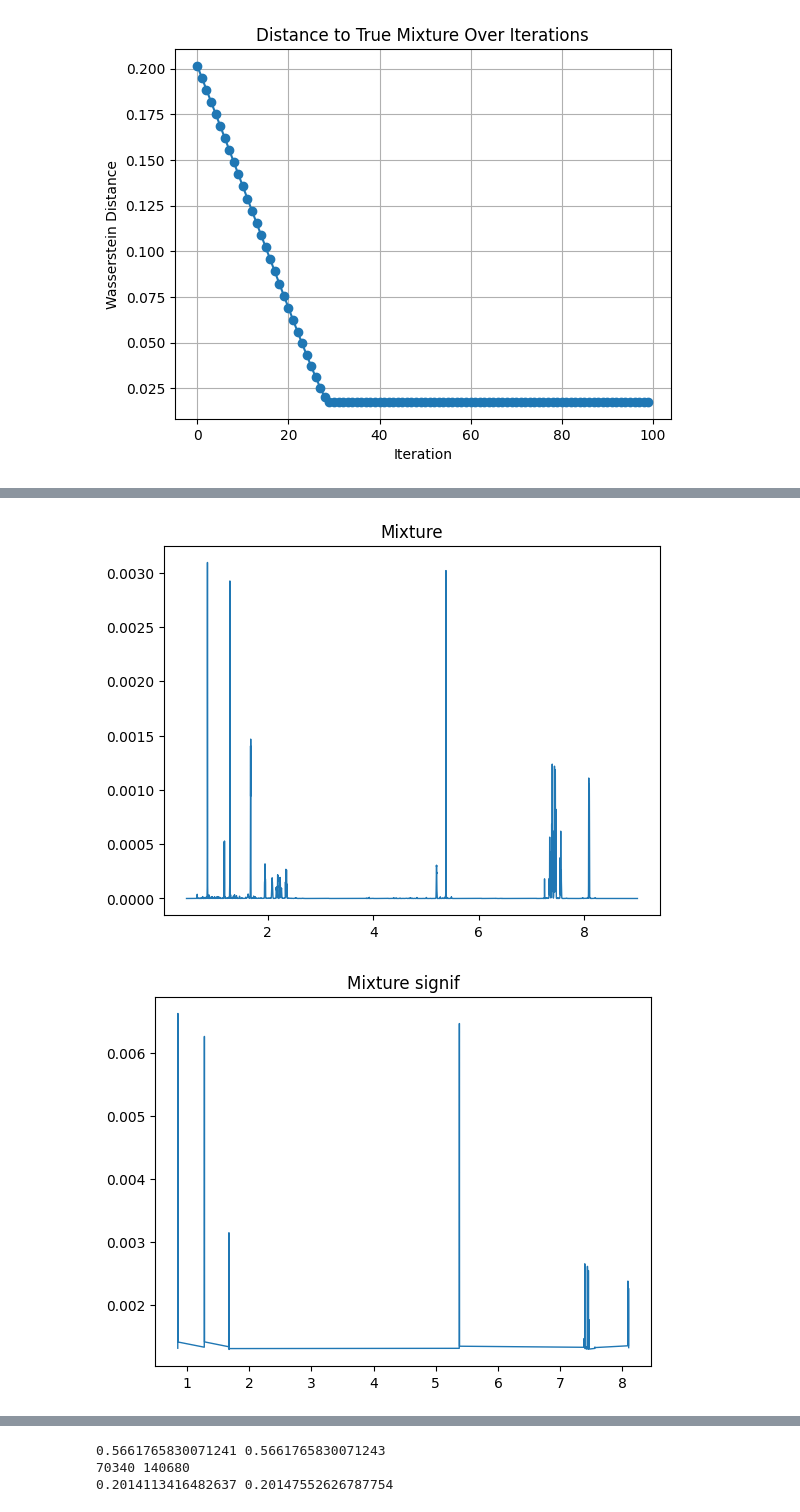
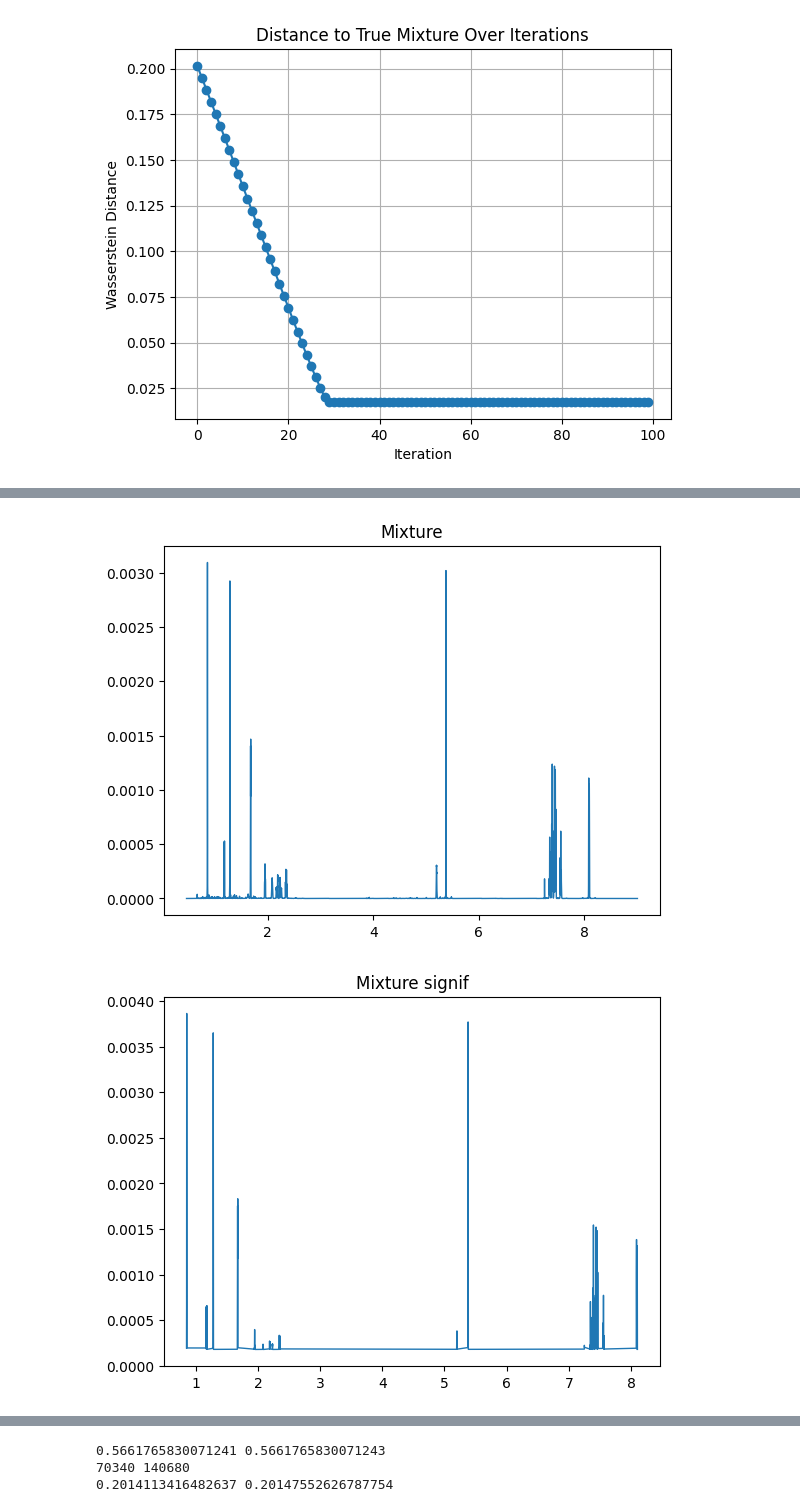
Before and after one commit to janwan2003/wasserstein, a Jupyter notebook: SimpleDecent/simple_decent.ipynb, the cells around one changed output, grey strips where cells are left out. Cells and saved outputs as stored; diff of their text form; code cells hidden in the pictures.

```diff
--- a/SimpleDecent/simple_decent.ipynb
+++ b/SimpleDecent/simple_decent.ipynb
@@ -353,7 +353,7 @@ plt.show()
 # %%
 import ot
 
-N = 200
+N = 800
 
 def signif_features(spectrum, n_features):
     spectrum_confs = sorted(spectrum.confs, key=lambda x: x[1], reverse=True)[:n_features]
@@ -393,2 +393,2 @@ given_mix_full.normalize()
 [figure]
-[figure, old version]
+[figure, new version]
```
Also changed, not shown: parts of 12 cells of this notebook, 1 other file.
